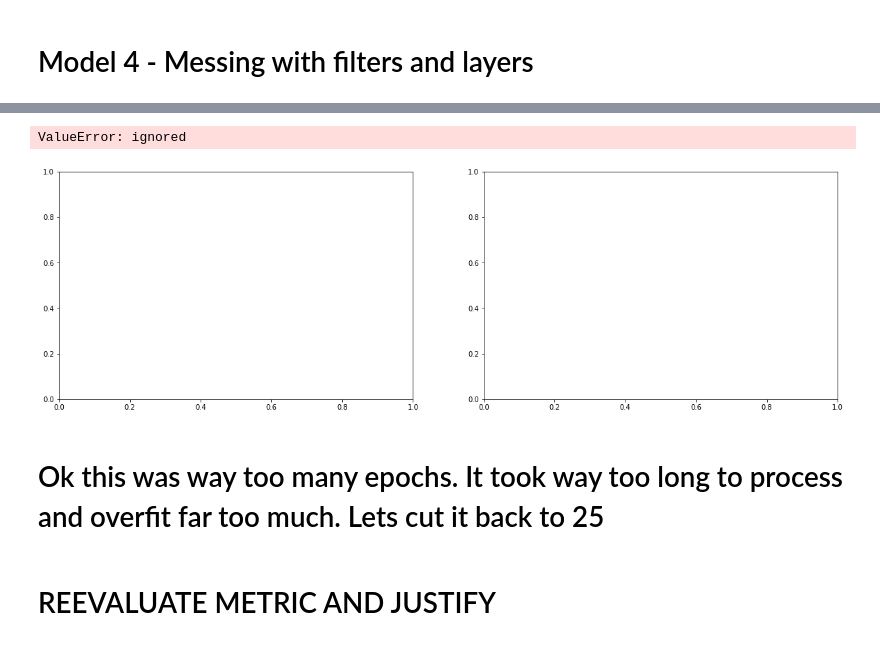
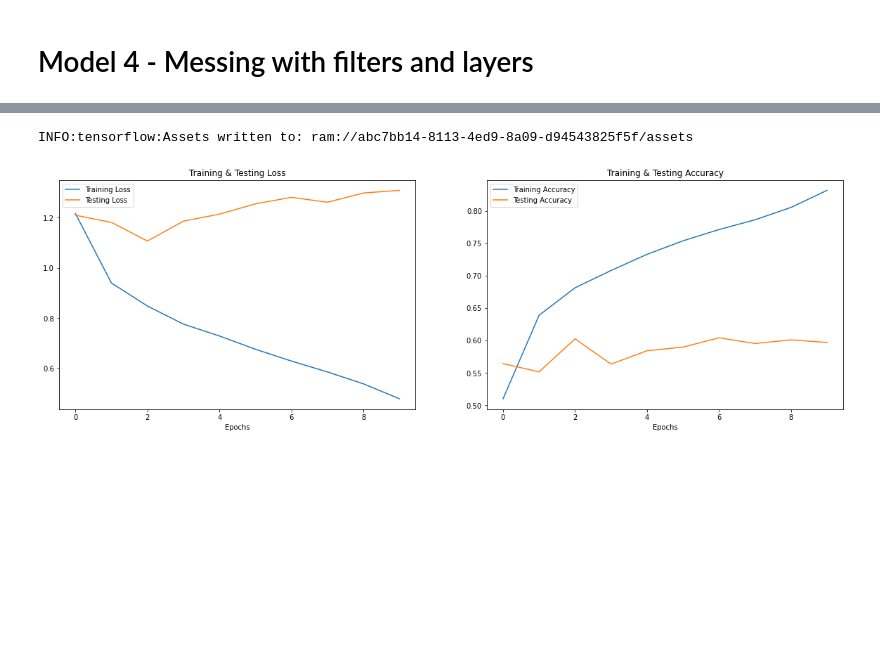
Before and after one commit to njw27/Speech_Emotion_Recognition_SER, a Jupyter notebook: EDA_notebook.ipynb, the cells around one changed output, grey strips where cells are left out. Cells and saved outputs as stored; diff of their text form; code cells hidden in the pictures; blank space fills up the shorter version.

```diff
--- a/EDA_notebook.ipynb
+++ b/EDA_notebook.ipynb
@@ -1141,0 +1180,14 @@ ValueError: ignored
+# %%
+y_pred_6 = (model_6.predict(test_data))
+y_true = test_data.classes
+
+
+y_pred_list_6 = []
+
+for i in y_pred_6:
+  y_pred_list_6.append(i.argmax())
+
+
+
+y_df_6 = pd.DataFrame({"y_true": y_true, "y_pred_list_6":y_pred_list_6})
+y_df_6
@@ -1189,0 +1386,18 @@ model_7.evaluate(test_data)
+# %%
+model_final = tf.keras.models.Sequential()
+model_final.add(tf.keras.layers.Conv2D(filters=70, kernel_size=3, activation='relu', input_shape=[64,64,3]))
+model_final.add(tf.keras.layers.MaxPool2D(pool_size=2, strides=2))
+model_final.add(tf.keras.layers.Conv2D(filters=35, kernel_size=3, activation='relu'))
+model_final.add(tf.keras.layers.MaxPool2D(pool_size=2, strides=2))
+model_final.add(tf.keras.layers.Conv2D(filters=35, kernel_size=3, activation='relu'))
+model_final.add(tf.keras.layers.MaxPool2D(pool_size=2, strides=2))
+model_final.add(tf.keras.layers.Flatten())
+model_final.add(tf.keras.layers.Dense(35, activation='relu'))
+model_final.add(tf.keras.layers.Dense(5, activation='softmax'))
+
+
+model_final.compile(optimizer="adam", loss="categorical_crossentropy", metrics=['accuracy'])
+model_final.summary()
+
+
+history_final = model_final.fit(x=train_data, validation_data=val_data, batch_size=45, epochs=1)
@@ -1189,0 +1422,5 @@ model_7.evaluate(test_data)
+# %%
+filename = 'model_final.pkl'
+pickle.dump(model_final, open(filename, 'wb'))
+# %% [output]
+INFO:tensorflow:Assets written to: ram://abc7bb14-8113-4ed9-8a09-d94543825f5f/assets
@@ -1190,29 +1429,24 @@ model_7.evaluate(test_data)
 # %%
-epochs = [i for i in range(10)]
+epochs = [i for i in range(15)]
 fig , ax = plt.subplots(1,2)
-train_acc = history_7.history['accuracy']
-train_loss = history_7.history['loss']
-test_acc = history_7.history['val_accuracy']
-test_loss = history_7.history['val_loss']
+train_acc = history_final.history['accuracy']
+train_loss = history_final.history['loss']
+test_acc = history_final.history['val_accuracy']
+test_loss = history_final.history['val_loss']
 
 fig.set_size_inches(20,6)
 ax[0].plot(epochs , train_loss , label = 'Training Loss')
 ax[0].plot(epochs , test_loss , label = 'Testing Loss')
 ax[0].set_title('Training & Testing Loss')
 ax[0].legend()
 ax[0].set_xlabel("Epochs")
 
 ax[1].plot(epochs , train_acc , label = 'Training Accuracy')
 ax[1].plot(epochs , test_acc , label = 'Testing Accuracy')
 ax[1].set_title('Training & Testing Accuracy')
 ax[1].legend()
 ax[1].set_xlabel("Epochs")
-plt.savefig('Model_7_Results')
+plt.savefig('Final_Model_Results')
 plt.show()
 # %% [output]
-ValueError: ignored
-[figure, old version]
+[figure, new version]
-# %% [markdown]
-# Ok this was way too many epochs. It took way too long to process and overfit far too much. Lets cut it back to 25
-# %% [markdown]
-# REEVALUATE METRIC AND JUSTIFY
```
Also changed, not shown: parts of 85 cells of this notebook.
